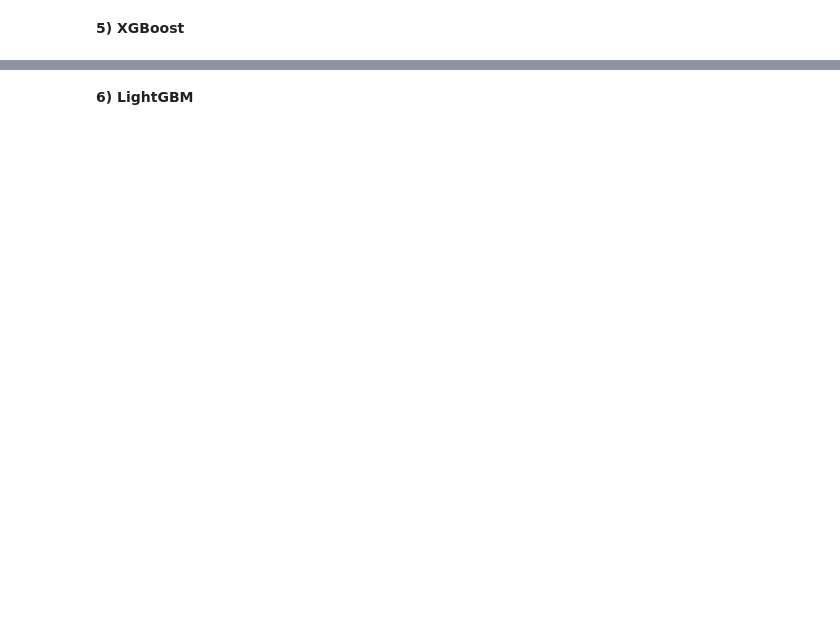
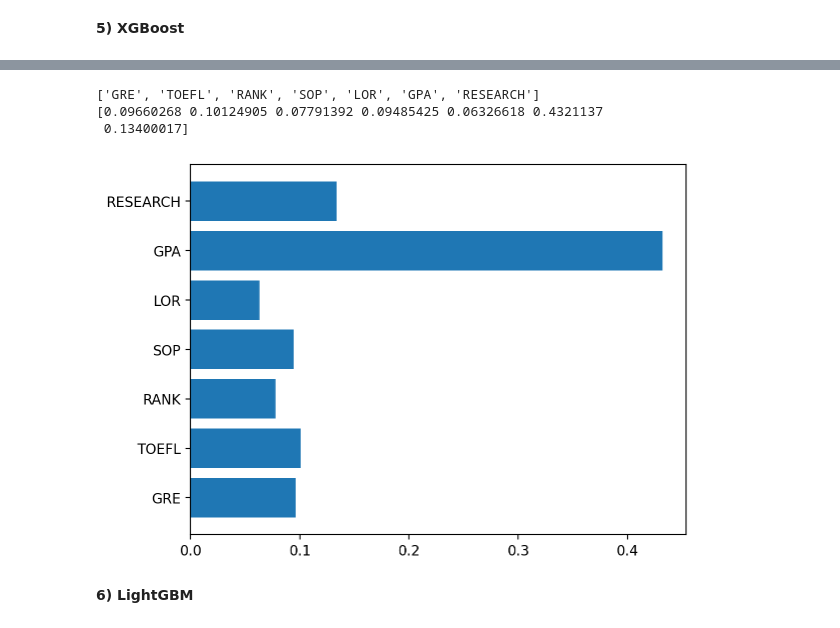
Before and after one commit to Leon-real/Study, a Jupyter notebook: 5.MachineLearning/JupyterFiles/7.ensemble_files/Ensemble_basic(Classification).ipynb, the cells around one changed output, grey strips where cells are left out. Saved outputs shown, nothing was run; the diff lists cells and outputs as text; code cells hidden in the pictures; blank space fills up the shorter version.

```diff
--- a/5.MachineLearning/JupyterFiles/7.ensemble_files/Ensemble_basic(Classification).ipynb
+++ b/5.MachineLearning/JupyterFiles/7.ensemble_files/Ensemble_basic(Classification).ipynb
@@ -212,7 +222,7 @@ weighted avg       0.87      0.87      0.87       150
 **5) XGBoost**
 # %%
 # 선언하기
-model = XGBClassifier()
+model = XGBClassifier(max_depth=5,random_state=1)
 # %%
 # 학습하기
 model.fit(x_train, y_train)
@@ -251,3 +259,15 @@ weighted avg       0.85      0.85      0.84       150
+# %%
+# Feature 중요도 확인
+print(list(x))
+print(model.feature_importances_)
+
+plt.barh(y=list(x), width=model.feature_importances_)
+plt.show()
+# %% [output]
+['GRE', 'TOEFL', 'RANK', 'SOP', 'LOR', 'GPA', 'RESEARCH']
+[0.09660268 0.10124905 0.07791392 0.09485425 0.06326618 0.4321137
+ 0.13400017]
+[figure, added]
 # %% [markdown]
 **6) LightGBM**
 # %%
```
Also changed, not shown: parts of 12 cells of this notebook.
